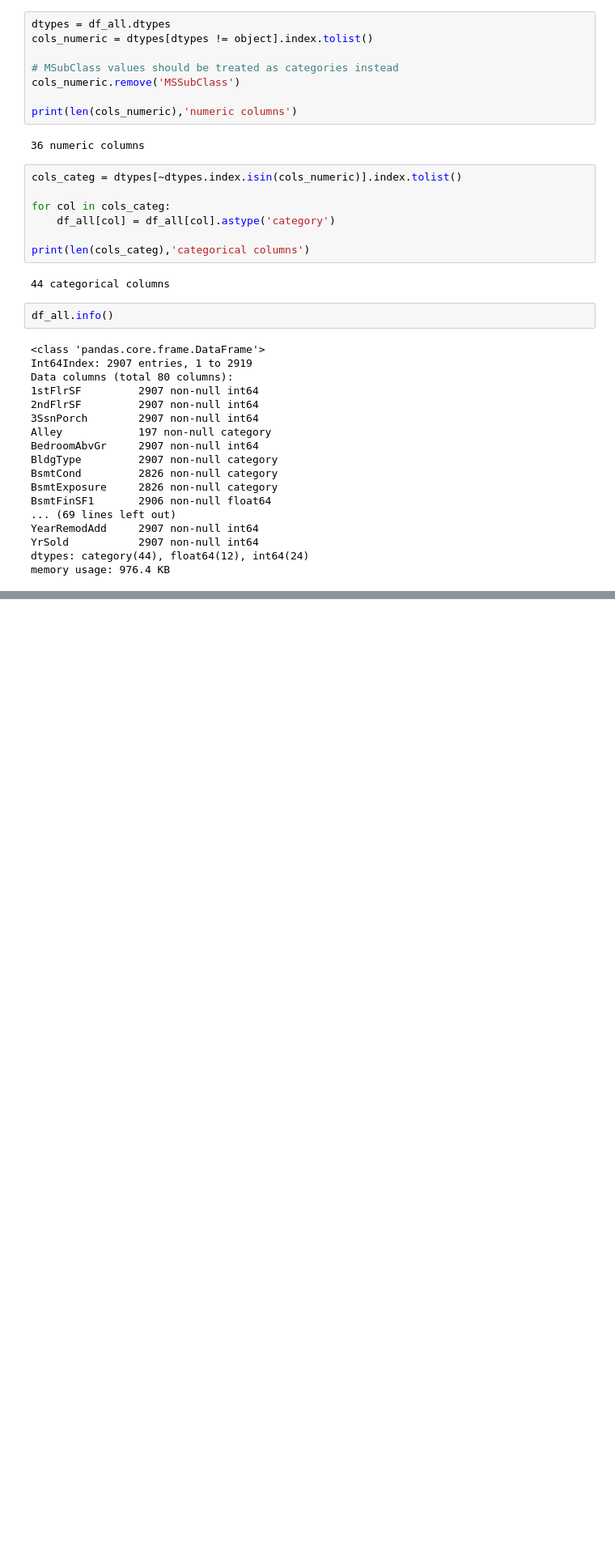
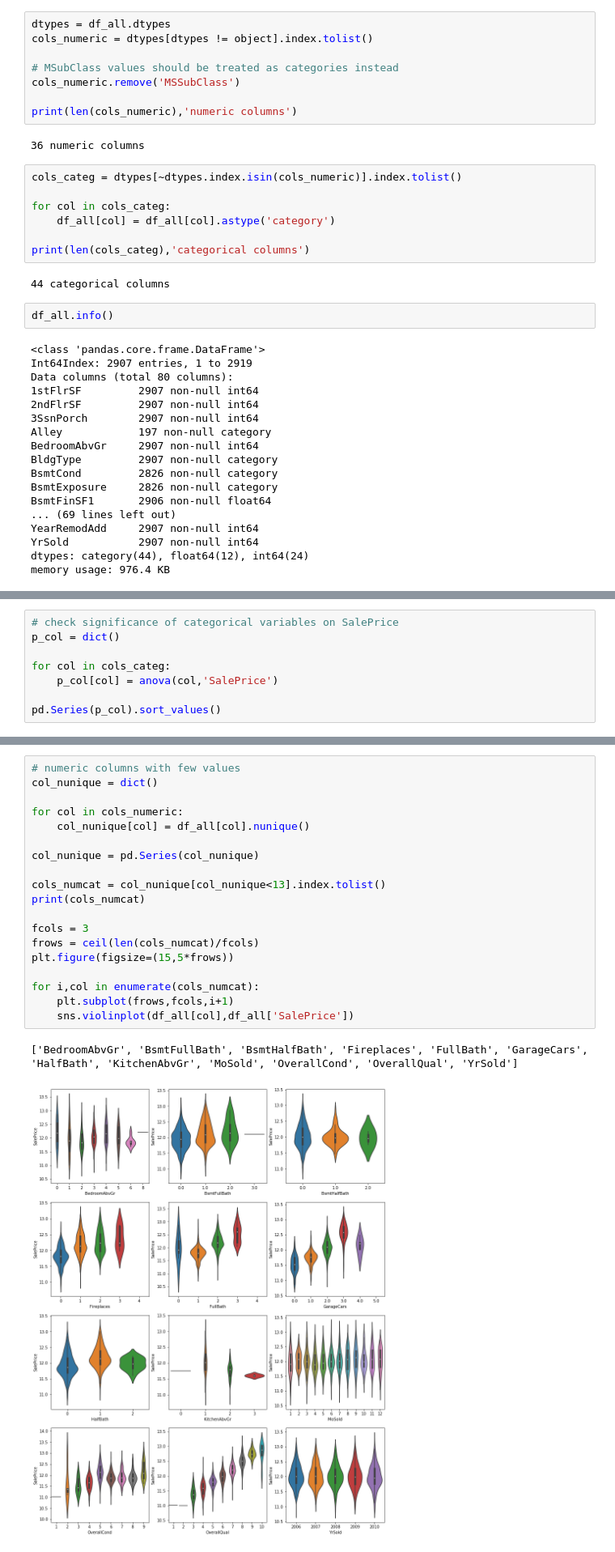
Before and after one commit to jack89roberts/kaggle-house-prices, a Jupyter notebook: house_prices_eda.ipynb, the cells around one changed output, grey strips where cells are left out. Shown at 81% size. Drawn from its saved outputs; the diff is of its cells as text; blank space fills up the shorter version.

Commit message:
some significance checks and feature normalisation

```diff
--- a/house_prices_eda.ipynb
+++ b/house_prices_eda.ipynb
@@ -170,0 +213,8 @@ for i,col in enumerate(cols_categ):
+# %%
+# check significance of categorical variables on SalePrice
+p_col = dict()
+
+for col in cols_categ:
+    p_col[col] = anova(col,'SalePrice')
+
+pd.Series(p_col).sort_values()
@@ -211,0 +287,22 @@ Name: SalePrice, dtype: float64
+# %%
+# numeric columns with few values
+col_nunique = dict()
+
+for col in cols_numeric:
+    col_nunique[col] = df_all[col].nunique()
+
+col_nunique = pd.Series(col_nunique)
+
+cols_numcat = col_nunique[col_nunique<13].index.tolist()
+print(cols_numcat)
+
+fcols = 3
+frows = ceil(len(cols_numcat)/fcols)
+plt.figure(figsize=(15,5*frows))
+
+for i,col in enumerate(cols_numcat):
+    plt.subplot(frows,fcols,i+1)
+    sns.violinplot(df_all[col],df_all['SalePrice'])
+# %% [output]
+['BedroomAbvGr', 'BsmtFullBath', 'BsmtHalfBath', 'Fireplaces', 'FullBath', 'GarageCars', 'HalfBath', 'KitchenAbvGr', 'MoSold', 'OverallCond', 'OverallQual', 'YrSold']
+[figure, added]
```
Also changed, not shown: parts of 11 cells of this notebook.
